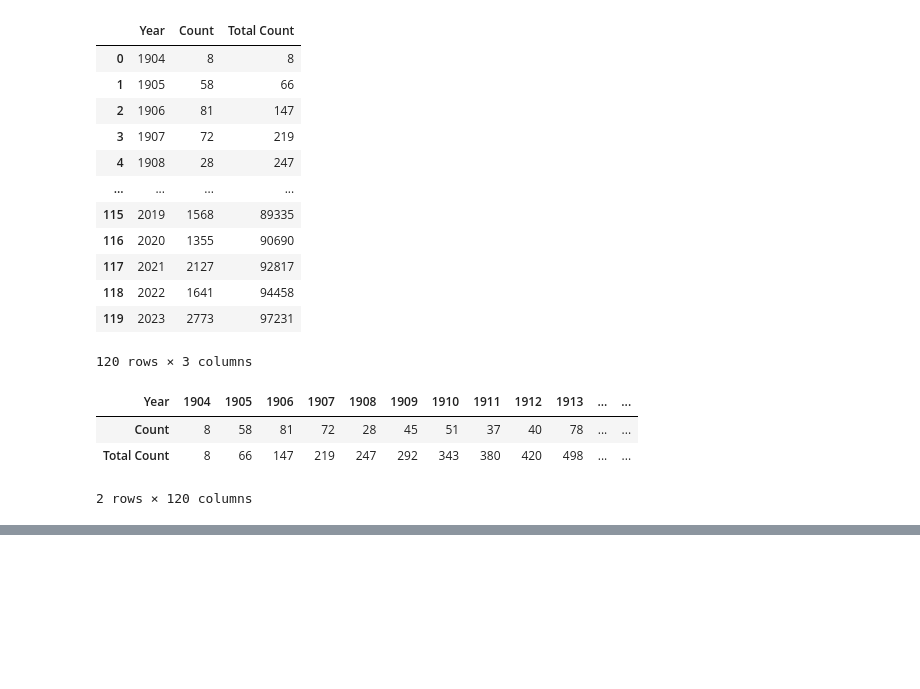
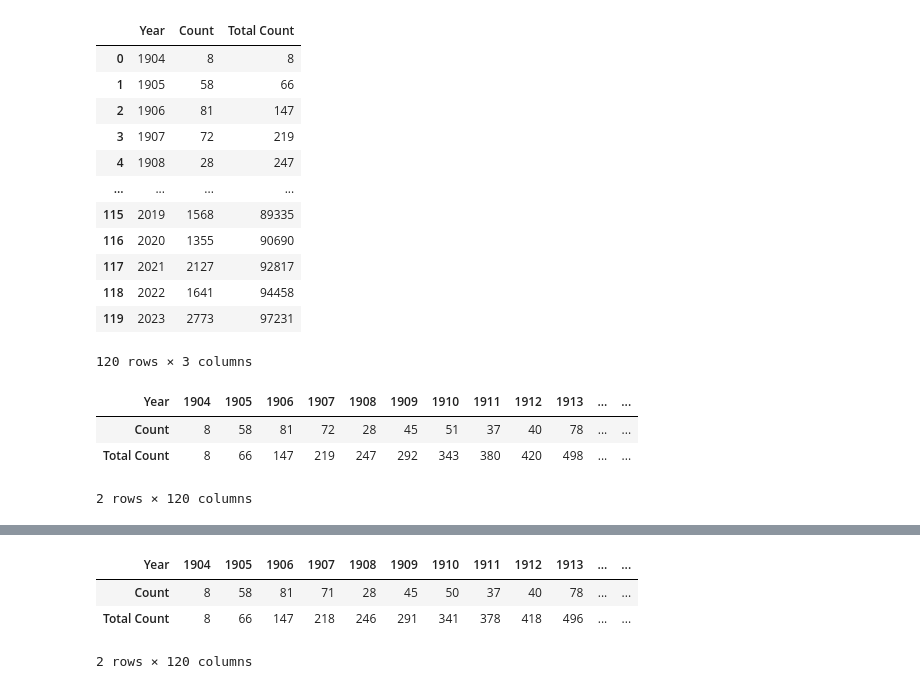
Before and after one commit to jameslaurence82/Project, a Jupyter notebook: earthquake.ipynb, the cells around one changed output, grey strips where cells are left out. Drawn from its saved outputs; the diff is of its cells as text; code cells hidden in the pictures; blank space fills up the shorter version.

```diff
--- a/earthquake.ipynb
+++ b/earthquake.ipynb
@@ -580,0 +626,19 @@ alleq_pivot
+# %%
+# filter data for a specific 'magType' == mw
+magtype_data = magtype_gb[magtype_gb['Magtype'] == 'mw']
+
+# Generate Pivot Table of Total Earthquakes per year for a specific 'magType'
+mw_pivot = magtype_data.pivot_table(values=['Count', 'Total Count'], columns='Year')
+
+# Convert 'count' column to integer
+mw_pivot = mw_pivot.astype(int)
+
+# reindex the rows count, Total Count
+mw_pivot = mw_pivot.reindex(index=['Count', 'Total Count'])
+
+mw_pivot
+# %% [output]
+| Year | 1904 | 1905 | 1906 | 1907 | 1908 | 1909 | 1910 | 1911 | 1912 | 1913 | ... | ... |
+| Count | 8 | 58 | 81 | 71 | 28 | 45 | 50 | 37 | 40 | 78 | ... | ... |
+| Total Count | 8 | 66 | 147 | 218 | 246 | 291 | 341 | 378 | 418 | 496 | ... | ... |
+2 rows × 120 columns
```
Also changed, not shown: parts of 10 cells of this notebook, 1 other file.
